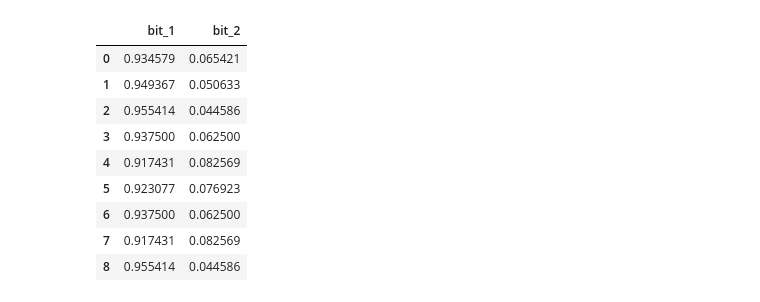
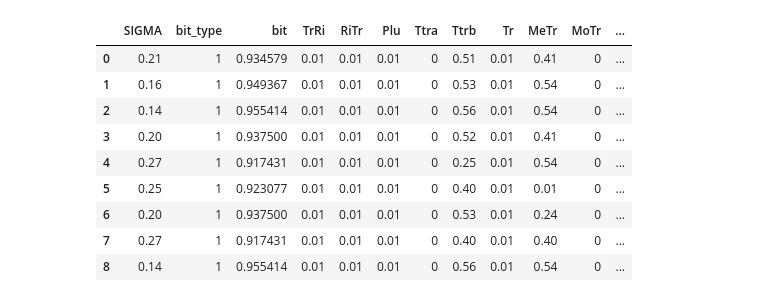
Before and after one commit to Ishikawa7/neural-network-with-fuzzified-inverter, a Jupyter notebook: bits_and_targets.ipynb, the cells around one changed output. Cells and saved outputs as stored; diff of their text form; code cells hidden in the pictures.

Commit message:
generate the bits and targets complete

```diff
--- a/bits_and_targets.ipynb
+++ b/bits_and_targets.ipynb
@@ -18,21 +18,28 @@ df
 # %%
 # prepare empty dataframe
-df_targets = pd.DataFrame()
+df_input_1 = pd.DataFrame()
+df_input_2 = pd.DataFrame()
 # %%
 SIGMA_MAX = 3
-# %%
-# calculate bit one
-df_targets["bit_1"] = 1 / (1 + (df.SIGMA/SIGMA_MAX))
-df_targets["bit_2"] = 1 - df_targets["bit_1"]
-df_targets
-# %% [output]
-|  | bit_1 | bit_2 |
-| 0 | 0.934579 | 0.065421 |
-| 1 | 0.949367 | 0.050633 |
-| 2 | 0.955414 | 0.044586 |
-| 3 | 0.937500 | 0.062500 |
-| 4 | 0.917431 | 0.082569 |
-| 5 | 0.923077 | 0.076923 |
-| 6 | 0.937500 | 0.062500 |
-| 7 | 0.917431 | 0.082569 |
-| 8 | 0.955414 | 0.044586 |
+# %%
+# calculate bit one
+df_input_1["SIGMA"] = df.SIGMA
+df_input_1["bit_type"] = [1] * len(df)
+df_input_1["bit"] = 1 / (1 + (df.SIGMA/SIGMA_MAX))
+df_input_2["SIGMA"] = df.SIGMA
+df_input_2["bit_type"] = [2] * len(df)
+df_input_2["bit"] = 1 - df_input_1["bit"]
+# %%
+df_input_1 = pd.concat([df_input_1, df[df.columns[1:]]], axis=1)
+df_input_1
+# %% [output]
+|  | SIGMA | bit_type | bit | TrRi | RiTr | Plu | Ttra | Ttrb | Tr | MeTr | MoTr | ... |
+| 0 | 0.21 | 1 | 0.934579 | 0.01 | 0.01 | 0.01 | 0 | 0.51 | 0.01 | 0.41 | 0 | ... |
+| 1 | 0.16 | 1 | 0.949367 | 0.01 | 0.01 | 0.01 | 0 | 0.53 | 0.01 | 0.54 | 0 | ... |
+| 2 | 0.14 | 1 | 0.955414 | 0.01 | 0.01 | 0.01 | 0 | 0.56 | 0.01 | 0.54 | 0 | ... |
+| 3 | 0.20 | 1 | 0.937500 | 0.01 | 0.01 | 0.01 | 0 | 0.52 | 0.01 | 0.41 | 0 | ... |
+| 4 | 0.27 | 1 | 0.917431 | 0.01 | 0.01 | 0.01 | 0 | 0.25 | 0.01 | 0.54 | 0 | ... |
+| 5 | 0.25 | 1 | 0.923077 | 0.01 | 0.01 | 0.01 | 0 | 0.40 | 0.01 | 0.01 | 0 | ... |
+| 6 | 0.20 | 1 | 0.937500 | 0.01 | 0.01 | 0.01 | 0 | 0.53 | 0.01 | 0.24 | 0 | ... |
+| 7 | 0.27 | 1 | 0.917431 | 0.01 | 0.01 | 0.01 | 0 | 0.40 | 0.01 | 0.40 | 0 | ... |
+| 8 | 0.14 | 1 | 0.955414 | 0.01 | 0.01 | 0.01 | 0 | 0.56 | 0.01 | 0.54 | 0 | ... |
```
Also changed, not shown: parts of 6 cells of this notebook, 1 other file.
